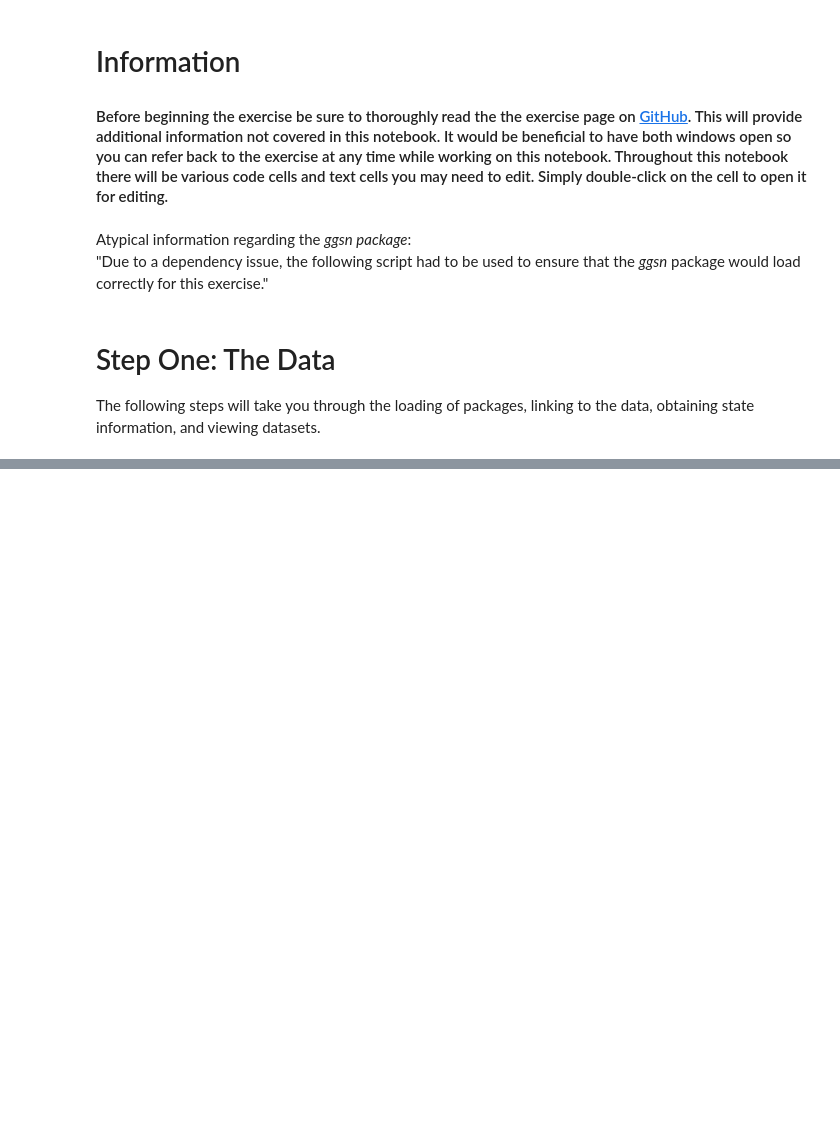
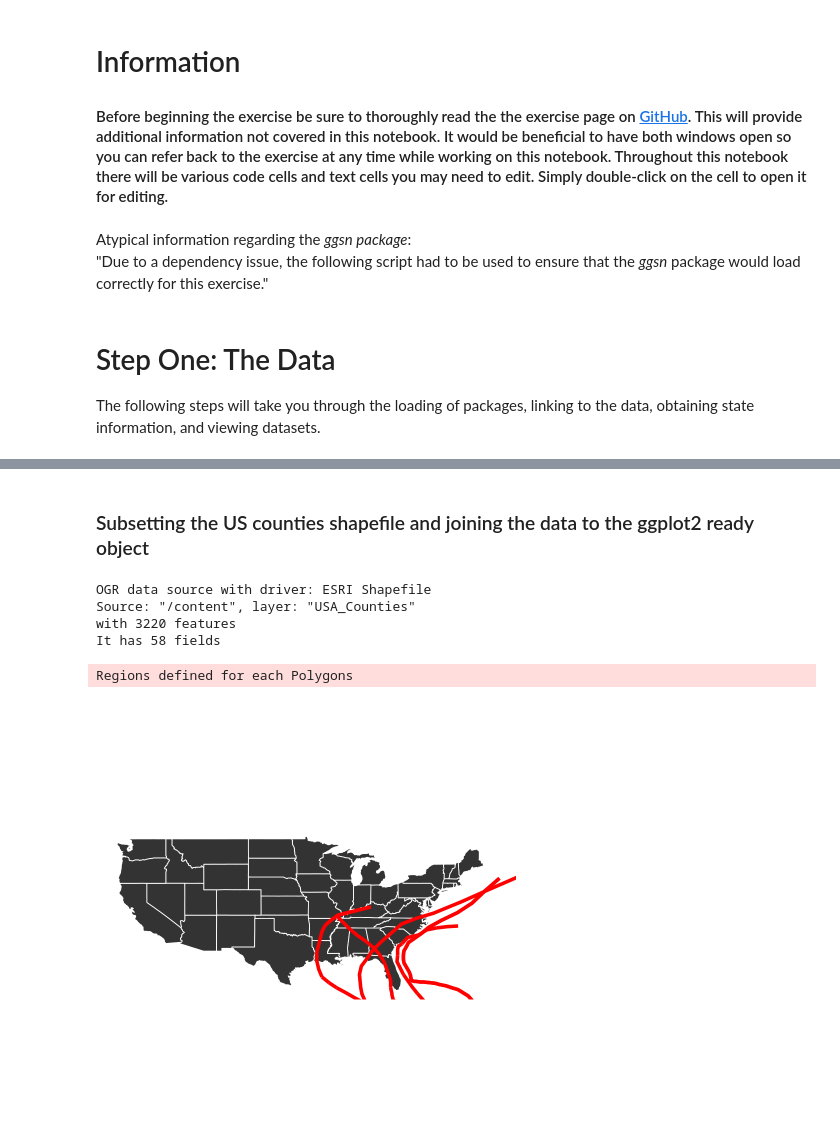
Before and after one commit to chrismgentry/GIS1-Exercise-4, a Jupyter notebook: GIS1_EX4.ipynb, the cells around one changed output, grey strips where cells are left out. Drawn from its saved outputs; the diff is of its cells as text; code cells hidden in the pictures; blank space fills up the shorter version.

```diff
--- a/GIS1_EX4.ipynb
+++ b/GIS1_EX4.ipynb
@@ -22,0 +97,6 @@ The following steps will take you through the loading of packages, linking to th
+# %%
+dorian <- readOGR("./Hurricanes","Dorian_2019_line")
+irma <- readOGR("./Hurricanes","Irma_2017_line")
+laura <-readOGR("./Hurricanes","Laura_2020_line")
+matthew <-readOGR("./Hurricanes","Matthew_2016_line")
+michael <-readOGR("./Hurricanes","Michael_2018_line")
@@ -22,0 +170,10 @@ The following steps will take you through the loading of packages, linking to th
+# %%
+hurricanes <- rbind(dorian,irma,laura,matthew,michael)
+hurricanes <- raster::union(dorian,irma)
+hurricanes <- raster::union(hurricanes,laura)
+hurricanes <- raster::union(hurricanes,matthew)
+hurricanes <- raster::union(hurricanes,michael)
+str(hurricanes)
+hurricanes@data$id <- rownames(hurricanes@data)
+sp_hurricanes <- fortify(hurricanes)
+hurricane_tracks <- plyr::join(sp_hurricanes,hurricanes@data, by = "id")
@@ -22,0 +198,2 @@ The following steps will take you through the loading of packages, linking to th
+# %% [markdown]
+### Subsetting the US counties shapefile and joining the data to the ggplot2 ready object
@@ -22,0 +203,32 @@ The following steps will take you through the loading of packages, linking to th
+# %%
+counties <- readOGR(".","USA_Counties")
+subset_counties <- counties[counties$STATE_NAME == "Alabama" | counties$STATE_NAME == "Arkansas"|
+                                counties$STATE_NAME == "Delaware" | counties$STATE_NAME == "Florida"|
+                                counties$STATE_NAME == "Georgia" | counties$STATE_NAME == "Illinois"|
+                                counties$STATE_NAME == "Indiana" | counties$STATE_NAME == "Kentucky"|
+                                counties$STATE_NAME == "Louisiana" | counties$STATE_NAME == "Maryland"|
+                                counties$STATE_NAME == "Mississippi" | counties$STATE_NAME == "Missouri"|
+                                counties$STATE_NAME == "New Jersey" | counties$STATE_NAME == "North Carolina"|
+                                counties$STATE_NAME == "Ohio" | counties$STATE_NAME == "Pennsylvania"|
+                                counties$STATE_NAME == "South Carolina" | counties$STATE_NAME == "Tennessee"|
+                                counties$STATE_NAME == "Virginia" | counties$STATE_NAME == "West Virginia",]
+# %% [output]
+OGR data source with driver: ESRI Shapefile
+Source: "/content", layer: "USA_Counties"
+with 3220 features
+It has 58 fields
+# %%
+subset_counties@data$id <- rownames(subset_counties@data)
+counties_data <- fortify(subset_counties)
+se_counties <- plyr::join(counties_data,subset_counties@data, by = "id")
+# %% [output]
+Regions defined for each Polygons
+# %%
+ggplot() +
+  geom_polygon(data = us, aes(x=long, y=lat, group=group), color = "white", fill = "gray") +
+  geom_polygon(data = states, aes(x=long, y=lat, group=group), color = "white") +
+  geom_path(data = hurricane_tracks, aes(x=long, y=lat, group=group), color = "red", size = 2) +
+  coord_fixed(xlim = c(-125,-65), ylim = c(25,50)) +
+  theme_void()
+# %% [output]
+[figure, added]
```
Also changed, not shown: parts of 47 cells of this notebook, 2 other files.
